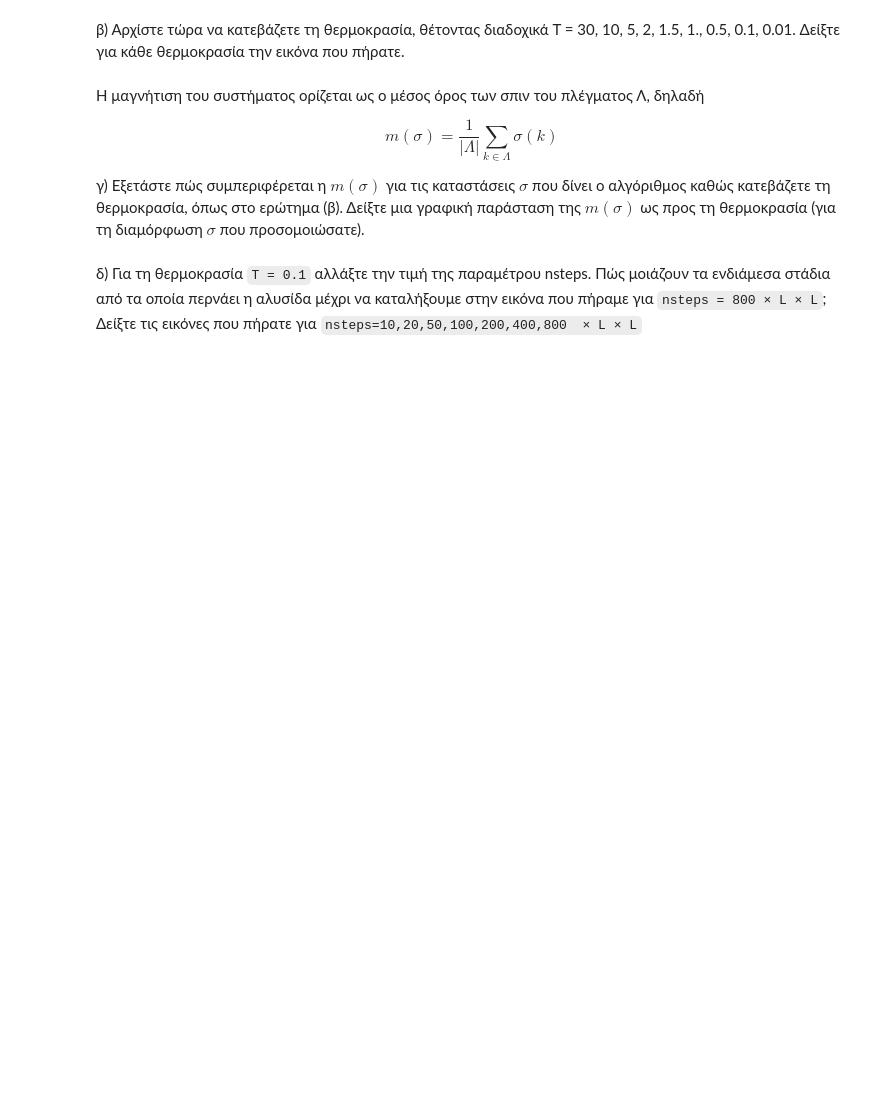
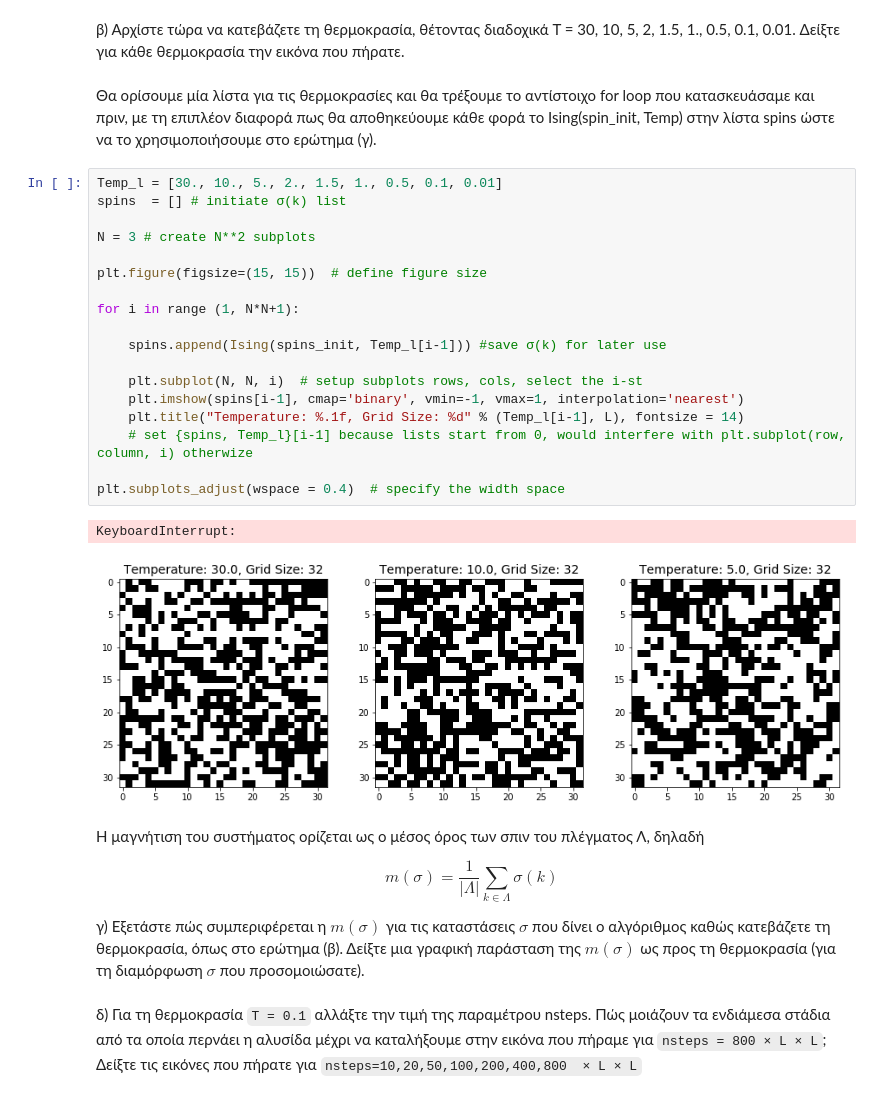
Before and after one commit to yannnisgeo/NTUA_Stochastic_Processes, a Jupyter notebook: My Solutions/IKGeorgakopoulos_03111512_Lab8.ipynb, the cells around one changed output. Saved outputs shown, nothing was run; the diff lists cells and outputs as text; blank space fills up the shorter version.

```diff
--- a/My Solutions/IKGeorgakopoulos_03111512_Lab8.ipynb
+++ b/My Solutions/IKGeorgakopoulos_03111512_Lab8.ipynb
@@ -201,6 +224,29 @@ def Ising(spins_init, Temp, nsteps=None):
 # %% [markdown]
 β) Αρχίστε τώρα να κατεβάζετε τη θερμοκρασία, θέτοντας διαδοχικά
 T = 30, 10, 5, 2, 1.5, 1., 0.5, 0.1, 0.01. Δείξτε για κάθε θερμοκρασία την εικόνα που πήρατε.
+# %% [markdown]
+Θα ορίσουμε μία λίστα για τις θερμοκρασίες και θα τρέξουμε το αντίστοιχο for loop που κατασκευάσαμε και πριν, με τη επιπλέον διαφορά πως θα αποθηκεύουμε κάθε φορά το Ising(spin_init, Temp) στην λίστα spins ώστε να το χρησιμοποιήσουμε στο ερώτημα (γ).
+# %%
+Temp_l = [30., 10., 5., 2., 1.5, 1., 0.5, 0.1, 0.01]
+spins  = [] # initiate σ(k) list
+
+N = 3 # create N**2 subplots
+
+plt.figure(figsize=(15, 15))  # define figure size
+
+for i in range (1, N*N+1):
+
+    spins.append(Ising(spins_init, Temp_l[i-1])) #save σ(k) for later use
+
+    plt.subplot(N, N, i)  # setup subplots rows, cols, select the i-st
+    plt.imshow(spins[i-1], cmap='binary', vmin=-1, vmax=1, interpolation='nearest')
+    plt.title("Temperature: %.1f, Grid Size: %d" % (Temp_l[i-1], L), fontsize = 14)
+    # set {spins, Temp_l}[i-1] because lists start from 0, would interfere with plt.subplot(row, column, i) otherwize
+
+plt.subplots_adjust(wspace = 0.4)  # specify the width space
+# %% [output]
+KeyboardInterrupt:
+[figure, added]
 # %% [markdown]
 Η μαγνήτιση του συστήματος ορίζεται ως ο μέσος όρος των σπιν του πλέγματος Λ, δηλαδή
 
```
Also changed, not shown: parts of 4 cells of this notebook.
